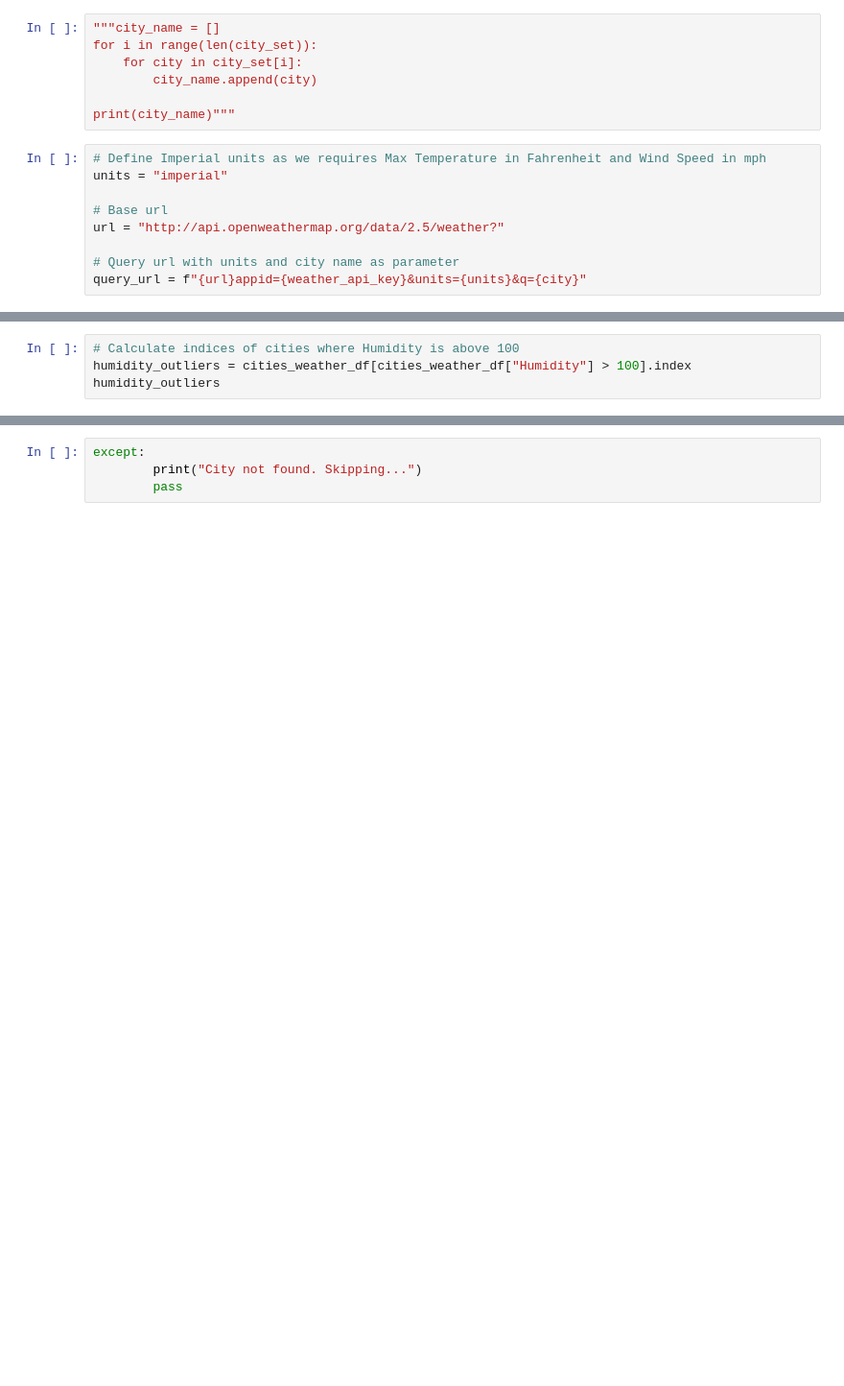
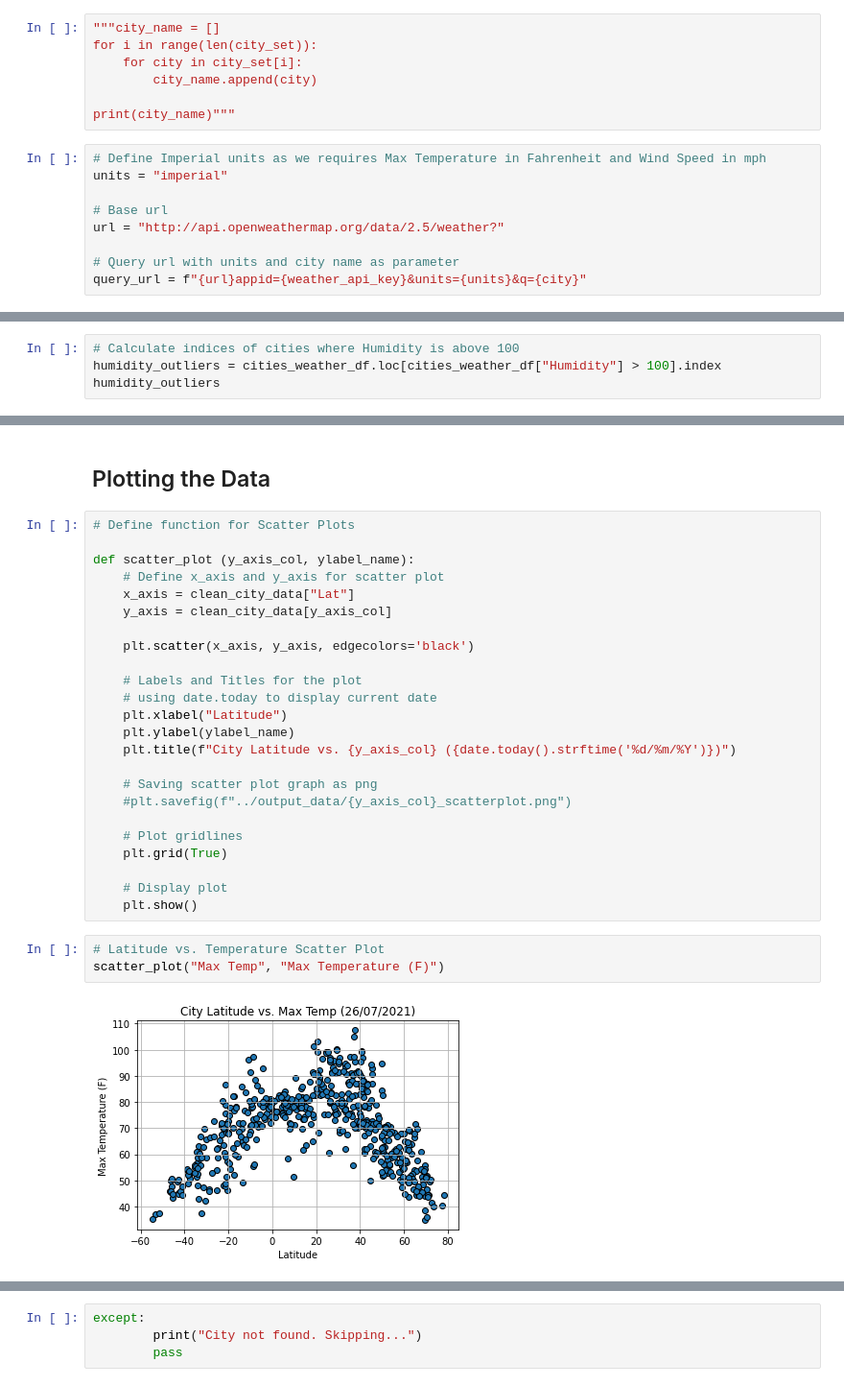
Before and after one commit to jaybdhruv/python-api-challenge, a Jupyter notebook: WeatherPy/WeatherPy.ipynb, the cells around one changed output, grey strips where cells are left out. Shown at 96% size. Drawn from its saved outputs; the diff is of its cells as text; blank space fills up the shorter version.

Commit message:
Scatter plots done

```diff
--- a/WeatherPy/WeatherPy.ipynb
+++ b/WeatherPy/WeatherPy.ipynb
@@ -177,4 +195,4 @@ cities_weather_stats
 # %%
 # Calculate indices of cities where Humidity is above 100
-humidity_outliers = cities_weather_df[cities_weather_df["Humidity"] > 100].index
+humidity_outliers = cities_weather_df.loc[cities_weather_df["Humidity"] > 100].index
 humidity_outliers
@@ -184,0 +219,31 @@ clean_city_data
+# %% [markdown]
+## Plotting the Data
+# %%
+# Define function for Scatter Plots
+
+def scatter_plot (y_axis_col, ylabel_name):
+    # Define x_axis and y_axis for scatter plot
+    x_axis = clean_city_data["Lat"]
+    y_axis = clean_city_data[y_axis_col]
+
+    plt.scatter(x_axis, y_axis, edgecolors='black')
+
+    # Labels and Titles for the plot
+    # using date.today to display current date
+    plt.xlabel("Latitude")
+    plt.ylabel(ylabel_name)
+    plt.title(f"City Latitude vs. {y_axis_col} ({date.today().strftime('%d/%m/%Y')})")
+
+    # Saving scatter plot graph as png
+    #plt.savefig(f"../output_data/{y_axis_col}_scatterplot.png")
+
+    # Plot gridlines
+    plt.grid(True)
+
+    # Display plot
+    plt.show()
+# %%
+# Latitude vs. Temperature Scatter Plot
+scatter_plot("Max Temp", "Max Temperature (F)")
+# %% [output]
+[figure, added]
```
Also changed, not shown: parts of 16 cells of this notebook, 2 other files.
